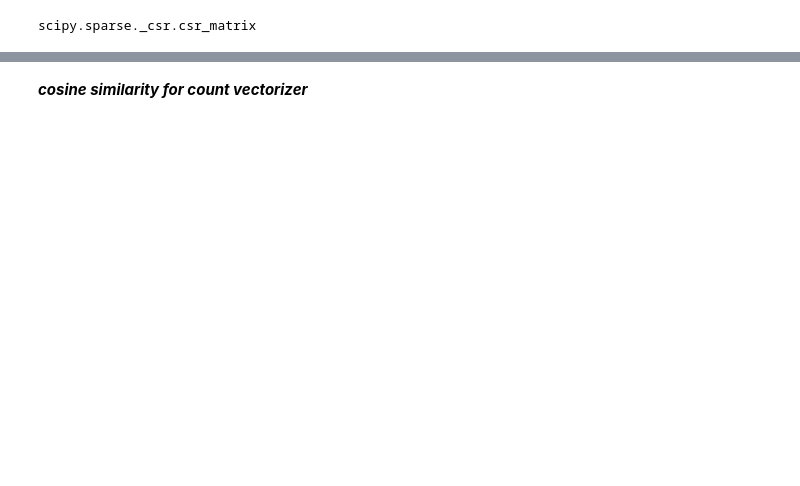
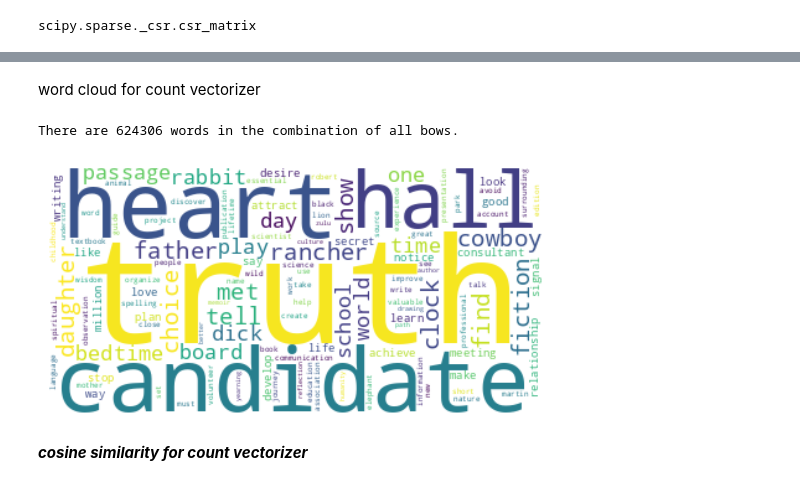
Before and after one commit to Katzz16/COMP3610_Project, a Jupyter notebook: Copy_of_nlp_test.ipynb, the cells around one changed output, grey strips where cells are left out. Cells and saved outputs as stored; diff of their text form; code cells hidden in the pictures; blank space fills up the shorter version.

```diff
--- a/Copy_of_nlp_test.ipynb
+++ b/Copy_of_nlp_test.ipynb
@@ -453,3 +514,15 @@ print(count.vocabulary_)
+# %% [markdown]
+word cloud for count vectorizer
+# %%
+wordcloud = print_cloud(count.vocabulary_)
+fig = plt.figure(2)
+plt.imshow(wordcloud, interpolation='bilinear')
+plt.axis("off")
+plt.show()
+fig.savefig("word1.png", dpi=300)
+# %% [output]
+There are 624306 words in the combination of all bows.
+[figure, added]
 # %% [markdown]
 ***cosine similarity for count vectorizer***
 # %%
```
Also changed, not shown: parts of 20 cells of this notebook.
